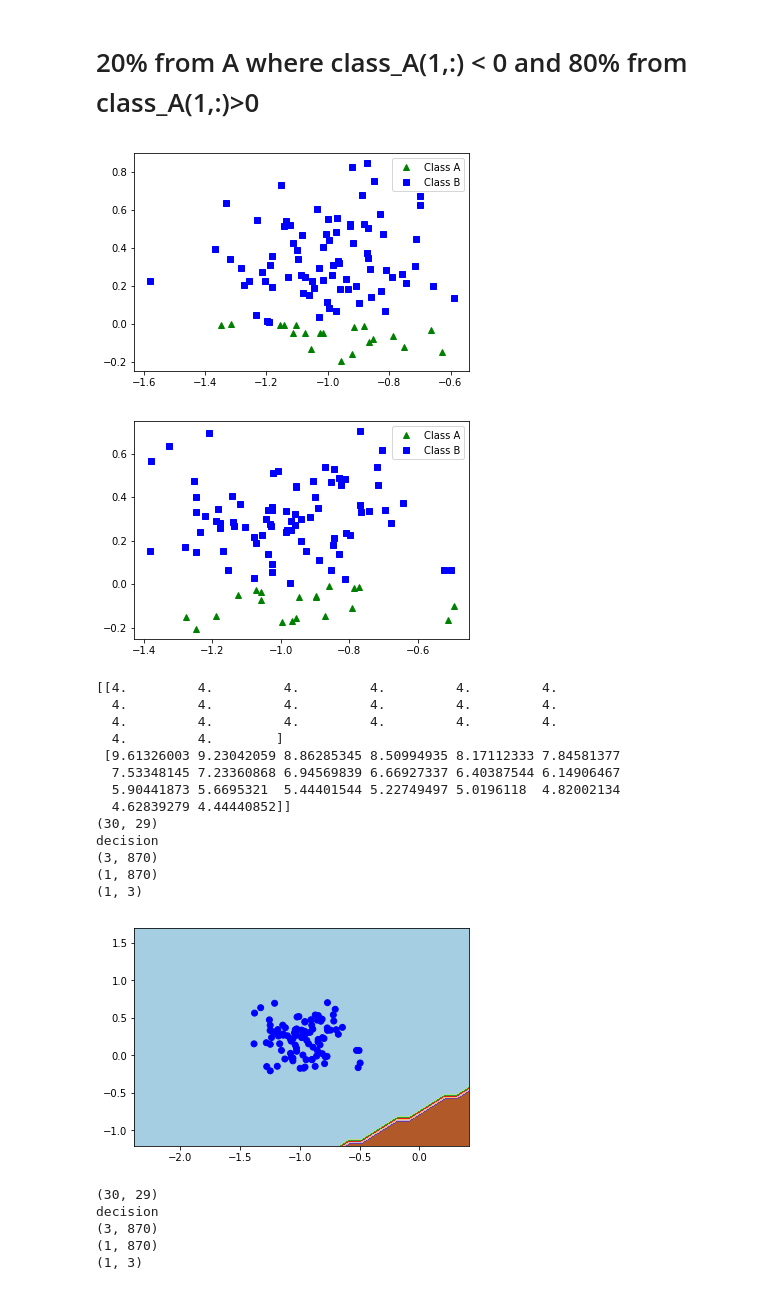
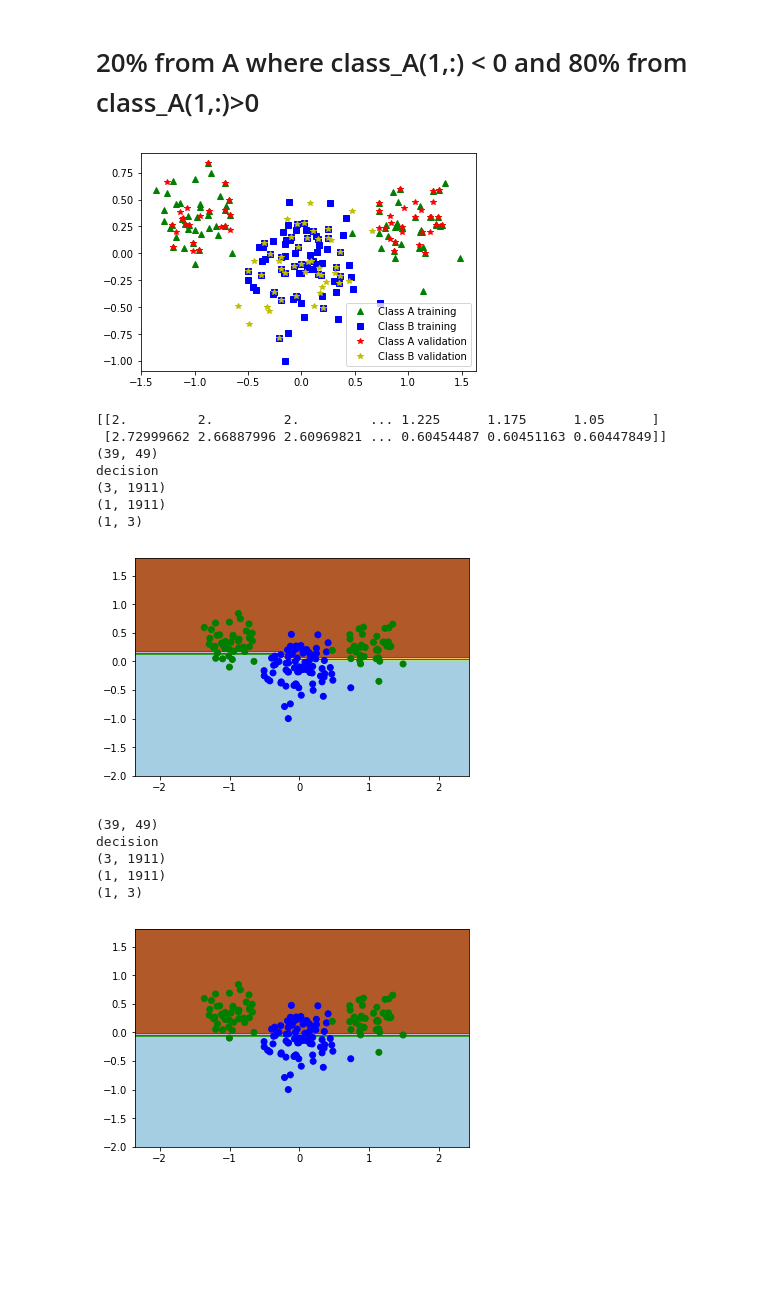
Before and after one commit to smallgreycreatures/DD2437, a Jupyter notebook: lab1/DD2437_ANNda_lab1-3_1_3.ipynb, the cells around one changed output. Saved outputs shown, nothing was run; the diff lists cells and outputs as text; code cells hidden in the pictures; blank space fills up the shorter version.

```diff
--- a/lab1/DD2437_ANNda_lab1-3_1_3.ipynb
+++ b/lab1/DD2437_ANNda_lab1-3_1_3.ipynb
@@ -102,5 +12,5 @@ def generateSubsets2(n,scenario,shuffle=1, verbose=1, pattern=1):
 # %%
-def generateSubsets(n,scenario,sigma_A,sigma_B,verbose=0):
+def generateSubsets(n,scenario,sigma_A,sigma_B,verbose=1):
     mu_A = np.array([1.0, 0.3])
     mu_B = np.array([0.0, -0.1])
 
@@ -118,8 +28,8 @@ def generateSubsets(n,scenario,sigma_A,sigma_B,verbose=0):
     np.random.shuffle(class_B.T)
 
     if scenario == 0:
-        class_A_train=class_A[:,:int(0.5*n)]
-        class_B_train=class_B[:,:int(0.5*n)]
+        class_A_train=class_A[:,:int(0.8*n)]
+        class_B_train=class_B[:,:int(0.8*n)]
         class_A_val=class_A[:,int(0.5*n):]
         class_B_val=class_B[:,int(0.5*n):]
 
@@ -130,8 +40,8 @@ def generateSubsets(n,scenario,sigma_A,sigma_B,verbose=0):
         X_val=np.concatenate((class_A_val,class_B_val),axis=1)
         X_val=np.concatenate((X_val,np.ones((1,X_val.shape[1]))))
         T_val=np.ones((X_val.shape[1]))
-        T_val[class_A_val.shape[1]:class_B_val.shape[1]] = -1*T_val[class_A_val.shape[1]:class_B_val.shape[1]]
-
+        #T_val[class_A_val.shape[1]:class_B_val.shape[1]] = -1*T_val[class_A_val.shape[1]:class_B_val.shape[1]]
+        T_val[class_A_val.shape[1]:] = -1
     if scenario == 1:
         class_A_train=class_A[:,:int(0.5*n)]
         class_B_train=class_B
@@ -194,17 +104,25 @@ def generateSubsets(n,scenario,sigma_A,sigma_B,verbose=0):
             plt_train_neg, = plt.plot(class_A_train_neg[0,:],class_A_train_neg[1,:],'g^', label='Class A(1,:)<0')
             plt_train_pos, = plt.plot(class_A_train_pos[0,:],class_A_train_pos[1,:],'bs', label='Class A(1,:)>0')
             plt_val, = plt.plot(class_B[0,:],class_B[1,:],'r*', label='Class B validation')
-            plt.legend(handles=[plt_train_neg, plt_train_pos])
+            plt.legend(handles=[plt_train_neg, plt_train_pos,plt_val])
             plt.show()
         else:
             plt_train_A, = plt.plot(class_A_train[0,:],class_A_train[1,:],'g^', label='Class A training')
-            plt_train_B, = plt.plot(class_B_train[0,:],class_B_train[1,:],'bs', label='Class A training')
+            plt_train_B, = plt.plot(class_B_train[0,:],class_B_train[1,:],'bs', label='Class B training')
 
             if scenario==1:
                 plt_val, = plt.plot(class_A_val[0,:],class_A_val[1,:],'r*', label='Class A validation')
+                plt.legend(handles=[plt_train_A, plt_train_B,plt_val])
+                plt.show()
+            elif scenario == 0:
+                plt_val1, = plt.plot(class_A_val[0,:],class_A_val[1,:],'r*', label='Class A validation')
+                plt_val2, = plt.plot(class_B_val[0,:],class_B_val[1,:],'y*', label='Class B validation')
+                plt.legend(handles=[plt_train_A, plt_train_B,plt_val1,plt_val2])
+                plt.show()
             else:
                 plt_val, = plt.plot(class_B_val[0,:],class_B_val[1,:],'r*', label='Class B validation')
+                plt.legend(handles=[plt_train_A, plt_train_B,plt_val])
+                plt.show()
+
 
     return X,T,X_val,T_val
-# %%
-class_A, class_B = generateSubsets2(100,0,shuffle=1,pattern=0)
@@ -560,38 +422,33 @@ plt.show()
 # 20% from A where class_A(1,:) < 0 and 80% from class_A(1,:)>0
 # %%
 eta = 1e-4
-epochs = 20
+epochs = 1000
 n_outputs = 1
 n_dim = 3
 scale = 1
-n = 1000
-class_A, class_B = generateSubsets(n,4,shuffle=1,pattern=0)
-X, T = generateSubsets(n,4,pattern=1)
+n = 100
+sigma_A = 0.2
+sigma_B = 0.3
+X, T,X_val,T_val = generateSubsets(n,0,sigma_A,sigma_B)
 #print(X)
 W = weights_init(n_outputs,n_dim,scale)
 W_perceptron, W_delta_rule, errors = train_network(eta,X,W,T,epochs)
 print(errors)
 plot_decision_boundary(X,T,W_delta_rule)
 plot_decision_boundary(X,T,W_perceptron)
 # %% [output]
-[figure, old version]
+[figure, new version]
+[[2.         2.         2.         ... 1.225      1.175      1.05      ]
+ [2.72999662 2.66887996 2.60969821 ... 0.60454487 0.60451163 0.60447849]]
+(39, 49)
+decision
+(3, 1911)
+(1, 1911)
+(1, 3)
-[figure, old version]
+[figure, new version]
-[[4.         4.         4.         4.         4.         4.
-  4.         4.         4.         4.         4.         4.
-  4.         4.         4.         4.         4.         4.
-  4.         4.        ]
- [9.61326003 9.23042059 8.86285345 8.50994935 8.17112333 7.84581377
-  7.53348145 7.23360868 6.94569839 6.66927337 6.40387544 6.14906467
-  5.90441873 5.6695321  5.44401544 5.22749497 5.0196118  4.82002134
-  4.62839279 4.44440852]]
-(30, 29)
-decision
-(3, 870)
-(1, 870)
-(1, 3)
+(39, 49)
+decision
+(3, 1911)
+(1, 1911)
+(1, 3)
-[figure, old version]
+[figure, new version]
-(30, 29)
-decision
-(3, 870)
-(1, 870)
-(1, 3)
```
Also changed, not shown: parts of 14 cells of this notebook, 2 other files.
